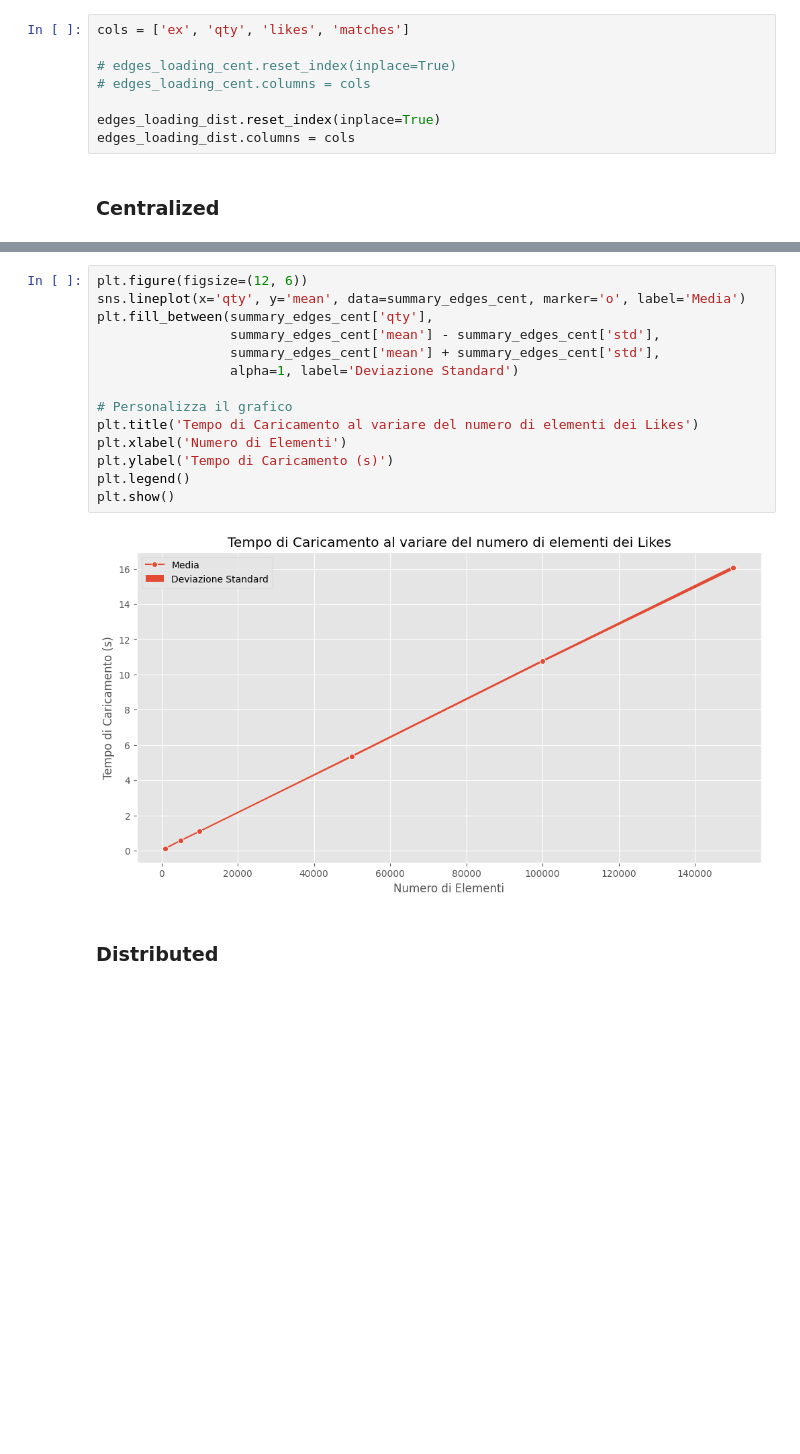
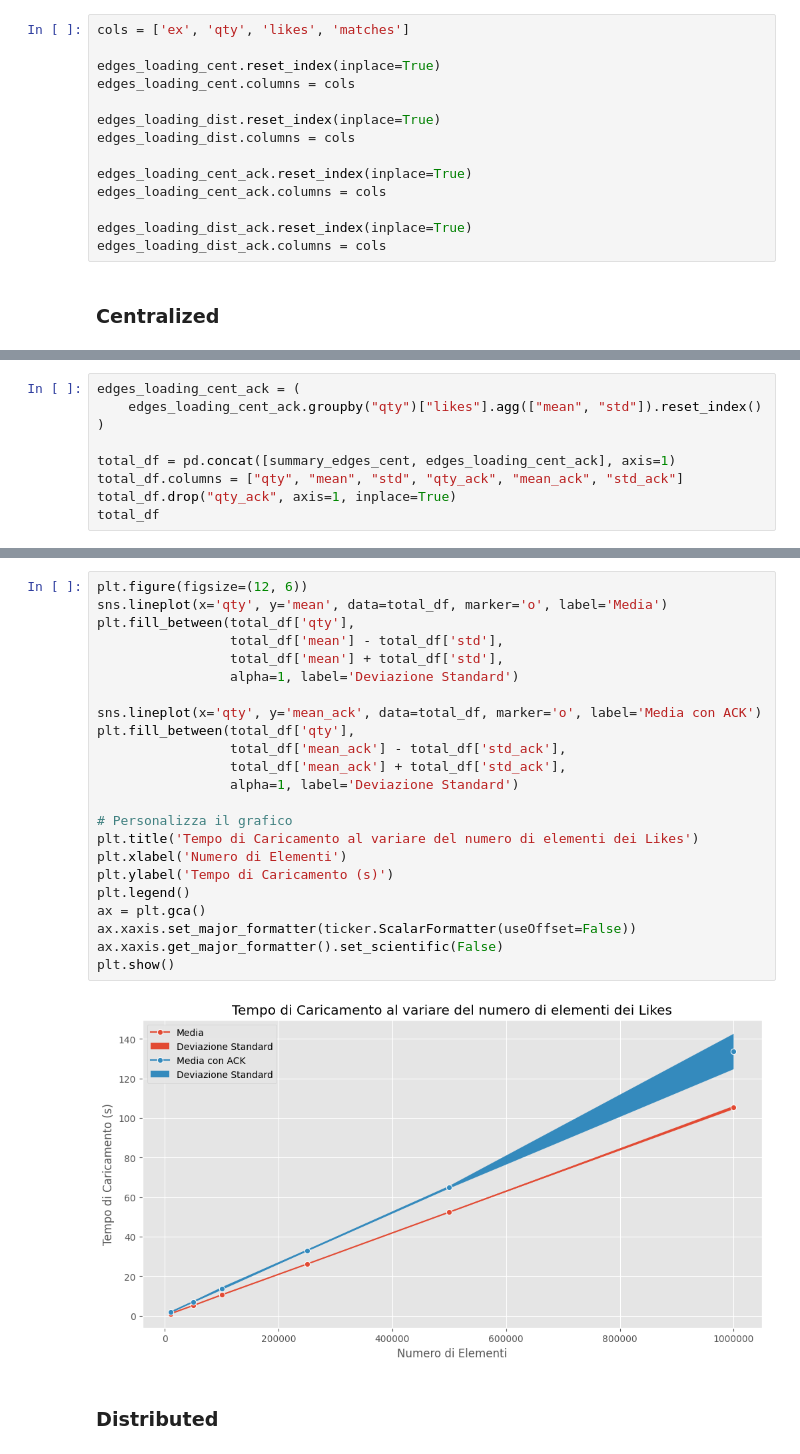
Before and after one commit to TommasoFerrario18/GraphDB, a Jupyter notebook: code/visualization.ipynb, the cells around one changed output, grey strips where cells are left out. Drawn from its saved outputs; the diff is of its cells as text; blank space fills up the shorter version.

```diff
--- a/code/visualization.ipynb
+++ b/code/visualization.ipynb
@@ -146,11 +231,17 @@ plt.show()
 # %%
 cols = ['ex', 'qty', 'likes', 'matches']
 
-# edges_loading_cent.reset_index(inplace=True)
-# edges_loading_cent.columns = cols
+edges_loading_cent.reset_index(inplace=True)
+edges_loading_cent.columns = cols
 
 edges_loading_dist.reset_index(inplace=True)
 edges_loading_dist.columns = cols
+
+edges_loading_cent_ack.reset_index(inplace=True)
+edges_loading_cent_ack.columns = cols
+
+edges_loading_dist_ack.reset_index(inplace=True)
+edges_loading_dist_ack.columns = cols
 # %% [markdown]
 ### Centralized
 # %%
@@ -167,0 +259,9 @@ summary_edges_cent.head()
+# %%
+edges_loading_cent_ack = (
+    edges_loading_cent_ack.groupby("qty")["likes"].agg(["mean", "std"]).reset_index()
+)
+
+total_df = pd.concat([summary_edges_cent, edges_loading_cent_ack], axis=1)
+total_df.columns = ["qty", "mean", "std", "qty_ack", "mean_ack", "std_ack"]
+total_df.drop("qty_ack", axis=1, inplace=True)
+total_df
@@ -185,19 +306,28 @@ plt.show()
 # %%
 plt.figure(figsize=(12, 6))
-sns.lineplot(x='qty', y='mean', data=summary_edges_cent, marker='o', label='Media')
-plt.fill_between(summary_edges_cent['qty'],
-                 summary_edges_cent['mean'] - summary_edges_cent['std'],
-                 summary_edges_cent['mean'] + summary_edges_cent['std'],
+sns.lineplot(x='qty', y='mean', data=total_df, marker='o', label='Media')
+plt.fill_between(total_df['qty'],
+                 total_df['mean'] - total_df['std'],
+                 total_df['mean'] + total_df['std'],
+                 alpha=1, label='Deviazione Standard')
+
+sns.lineplot(x='qty', y='mean_ack', data=total_df, marker='o', label='Media con ACK')
+plt.fill_between(total_df['qty'],
+                 total_df['mean_ack'] - total_df['std_ack'],
+                 total_df['mean_ack'] + total_df['std_ack'],
                  alpha=1, label='Deviazione Standard')
 
 # Personalizza il grafico
 plt.title('Tempo di Caricamento al variare del numero di elementi dei Likes')
 plt.xlabel('Numero di Elementi')
 plt.ylabel('Tempo di Caricamento (s)')
 plt.legend()
+ax = plt.gca()
+ax.xaxis.set_major_formatter(ticker.ScalarFormatter(useOffset=False))
+ax.xaxis.get_major_formatter().set_scientific(False)
 plt.show()
 # %% [output]
-[figure, old version]
+[figure, new version]
 # %% [markdown]
 ### Distributed
 # %%
```
Also changed, not shown: parts of 36 cells of this notebook, 16 other files.
